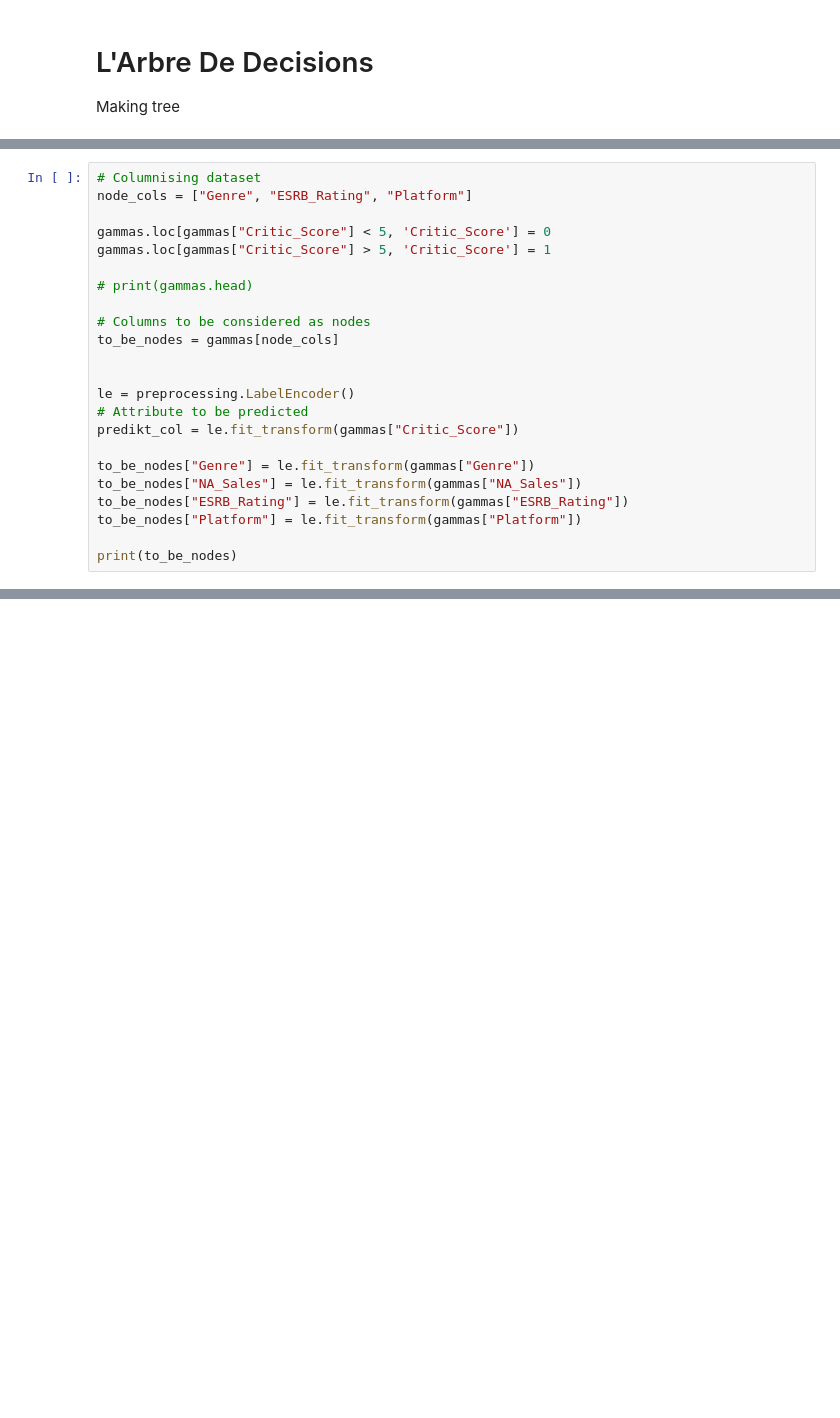
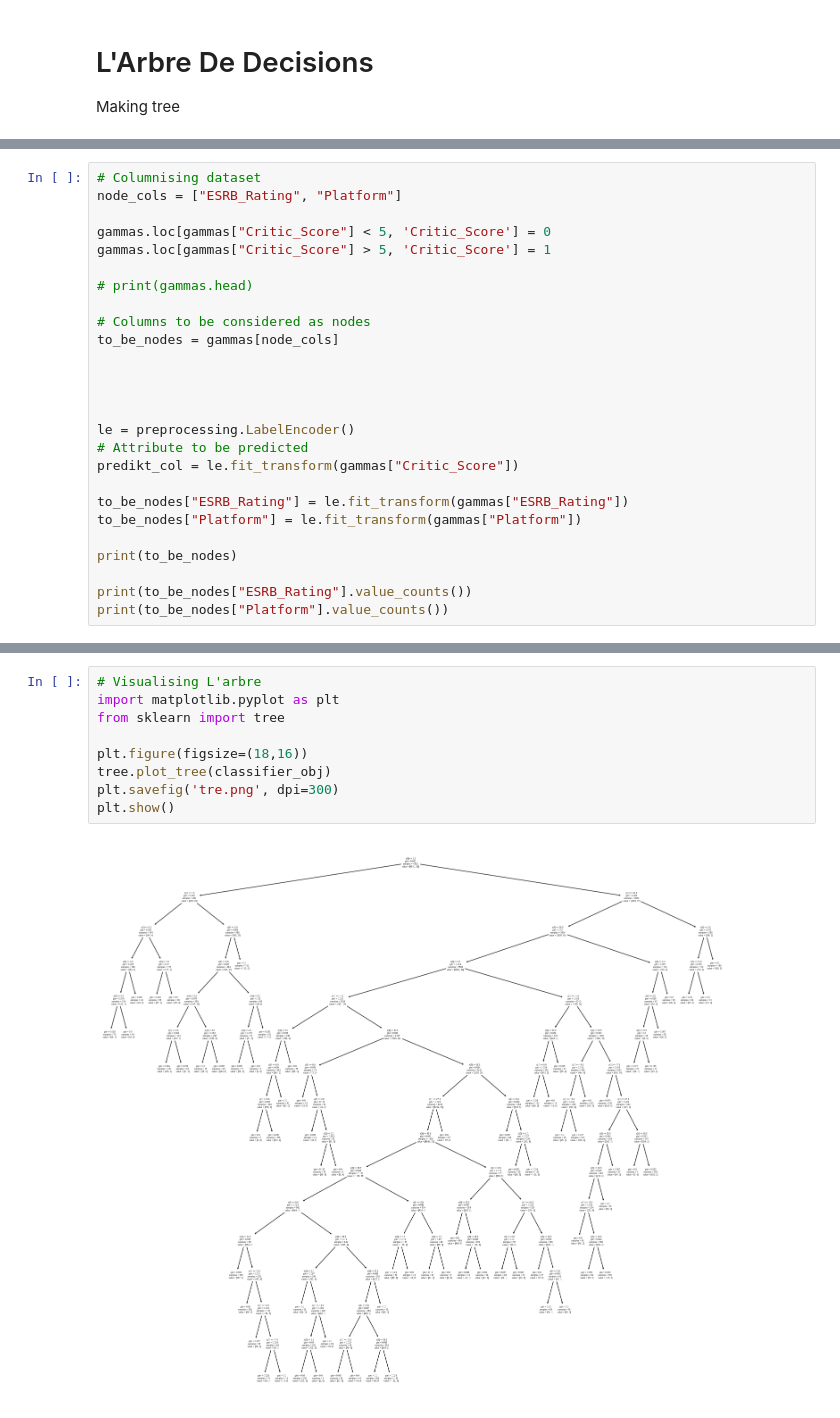
Before and after one commit to LinlyBoi/Mining-Away, a Jupyter notebook: dwarves/Mining_HQ.ipynb, the cells around one changed output, grey strips where cells are left out. Cells and saved outputs as stored; diff of their text form; blank space fills up the shorter version.

Commit message:
Visualisation 100

```diff
--- a/dwarves/Mining_HQ.ipynb
+++ b/dwarves/Mining_HQ.ipynb
@@ -364,6 +367,6 @@ from sklearn.model_selection import cross_val_score
 # %%
 # Columnising dataset
-node_cols = ["Genre", "ESRB_Rating", "Platform"]
+node_cols = ["ESRB_Rating", "Platform"]
 
 gammas.loc[gammas["Critic_Score"] < 5, 'Critic_Score'] = 0
 gammas.loc[gammas["Critic_Score"] > 5, 'Critic_Score'] = 1
@@ -374,14 +377,17 @@ gammas.loc[gammas["Critic_Score"] > 5, 'Critic_Score'] = 1
 to_be_nodes = gammas[node_cols]
 
 
+
+
 le = preprocessing.LabelEncoder()
 # Attribute to be predicted
 predikt_col = le.fit_transform(gammas["Critic_Score"])
 
-to_be_nodes["Genre"] = le.fit_transform(gammas["Genre"])
-to_be_nodes["NA_Sales"] = le.fit_transform(gammas["NA_Sales"])
 to_be_nodes["ESRB_Rating"] = le.fit_transform(gammas["ESRB_Rating"])
 to_be_nodes["Platform"] = le.fit_transform(gammas["Platform"])
 
 print(to_be_nodes)
+
+print(to_be_nodes["ESRB_Rating"].value_counts())
+print(to_be_nodes["Platform"].value_counts())
 # %% [output]
@@ -432,0 +437,11 @@ ValueError: could not convert string to float: 'Action-Adventure'
+# %%
+# Visualising L'arbre
+import matplotlib.pyplot as plt
+from sklearn import tree
+
+plt.figure(figsize=(18,16))
+tree.plot_tree(classifier_obj)
+plt.savefig('tre.png', dpi=300)
+plt.show()
+# %% [output]
+[figure, added]
```
Also changed, not shown: parts of 5 cells of this notebook, 1 other file.
